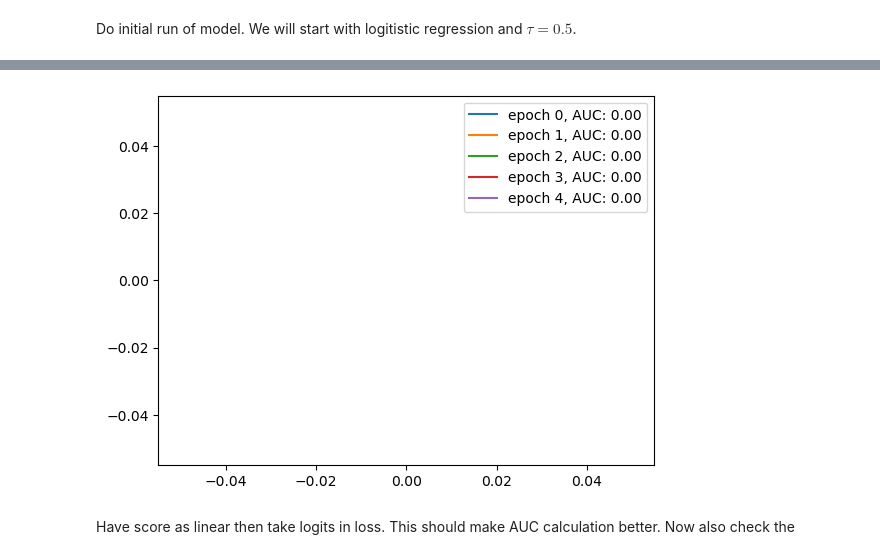
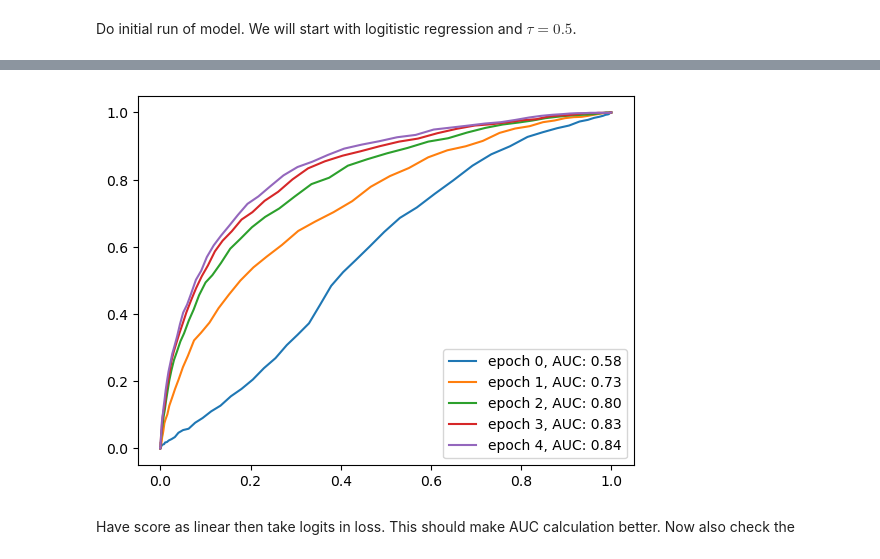
Before and after one commit to joshgivens/ClassificationwithAltLoss, a Jupyter notebook: fairness_constraints/Regularisation/equal_odds.ipynb, the cells around one changed output, grey strips where cells are left out. Drawn from its saved outputs; the diff is of its cells as text; code cells hidden in the pictures.

```diff
--- a/fairness_constraints/Regularisation/equal_odds.ipynb
+++ b/fairness_constraints/Regularisation/equal_odds.ipynb
@@ -136,34 +205,3 @@ class PWBCEReg(BCEReg):
 ROC space is $[0,1]^2$, where the x axis is False Positive Rate (FPR) and y axis is True Positive Rate (TPR).
 
 Recall, $\mathrm{TPR} = \frac{\mathrm{TP}}{\mathrm{TP} + \mathrm{FN}}$ and $\mathrm{FPR} = \frac{\mathrm{FP}}{\mathrm{FP} + \mathrm{TN}}$.
-# %%
-base = pd.read_csv('../../archive/Variant I.csv')
-# For now filter to only get CA and CB employment_status values
-# This is for simplicity and to be removed later.
-base = base[base['employment_status'].isin(['CA', 'CB'])]
-# remove 'income', 'customer_age', 'employment_status' columns as they are protected
-sensitive = base[['income', 'customer_age', 'employment_status']]
-employment_status = base['employment_status'].astype("category").cat.codes
-base = base.drop(columns=['income', 'customer_age', 'employment_status'])
-# convert categorical variables in 'payment_type' to integers
-base['payment_type'] = base['payment_type'].astype('category')
-base['housing_status'] = base['housing_status'].astype('category')
-base['source'] = base['source'].astype('category')
-base['device_os'] = base['device_os'].astype('category')
-
-cat_columns = base.select_dtypes(['category']).columns
-base[cat_columns] = base[cat_columns].apply(lambda x: x.cat.codes)
-base_torch = torch.tensor(base.to_numpy()).float()
-
-X = base_torch[:,1:]
-y = base_torch[:,0]
-group = torch.tensor(employment_status.to_numpy()).float()
-
-# class prior
-prior = torch.mean(y)
-
-print('class prior for positive:', prior)
-print('class prior for negative:', 1-prior)
-
-
-X_train, X_test, y_train, y_test, group_train, group_test = train_test_split(X, y, group, test_size=0.1, random_state=0)
@@ -234,11 +402,11 @@ data = TensorDataset(
 dataloader = DataLoader(data, batch_size = 10000, shuffle = True, drop_last=True)
 # Set-up model
 d = X_train.shape[1]
-model = nn.Sequential(nn.Linear(d, 1), nn.Sigmoid())
 lossfunc = nn.BCELoss()
+tau = 0.5
+
+model = Classifier(score_model = nn.Sequential(nn.Linear(d, 1), nn.Sigmoid()), tau=tau, casttoprob=False)
 optimizer = torch.optim.Adam(model.parameters(), lr=0.01)
-regularise = KDEReg(0.5, 0.01, regtype='fp')
-
 
 fig,ax = plt.subplots()
 # Train model
@@ -247,15 +415,14 @@ for epoch in tqdm(range(5)):
         optimizer.zero_grad()
         scores = model(x).squeeze()
         loss = lossfunc(scores, y)
-        loss += 0*regularise(y, scores, group)
         loss.backward()
         optimizer.step()
-    print(loss.item())
     pred_te = model(X_test).detach()[:,0]
     fpr, tpr = roc(pred_te, y_test, scores_probs=True)
     auc = AUC(fpr, tpr)
+    equal_error  = equality_loss(y_test, pred_te, group_test, regtype='fp')
     ax.plot(fpr, tpr, label = 'epoch %d, AUC: %0.2f' % (epoch, auc))
-
+    print(f"Loss: {loss.item(): 4.3f}, AUC: {auc.item(): 4.3f}, Equality Error: {equal_error.item(): 4.3f}")
 ax.legend()
 plt.show()
 # %% [output]
@@ -267,4 +434,4 @@ plt.show()
-[figure, old version]
+[figure, new version]
 # %% [markdown]
 Have score as linear then take logits in loss. This should make AUC calculation better. Now also check the
 # %%
```
Also changed, not shown: parts of 36 cells of this notebook, 1 other file.
